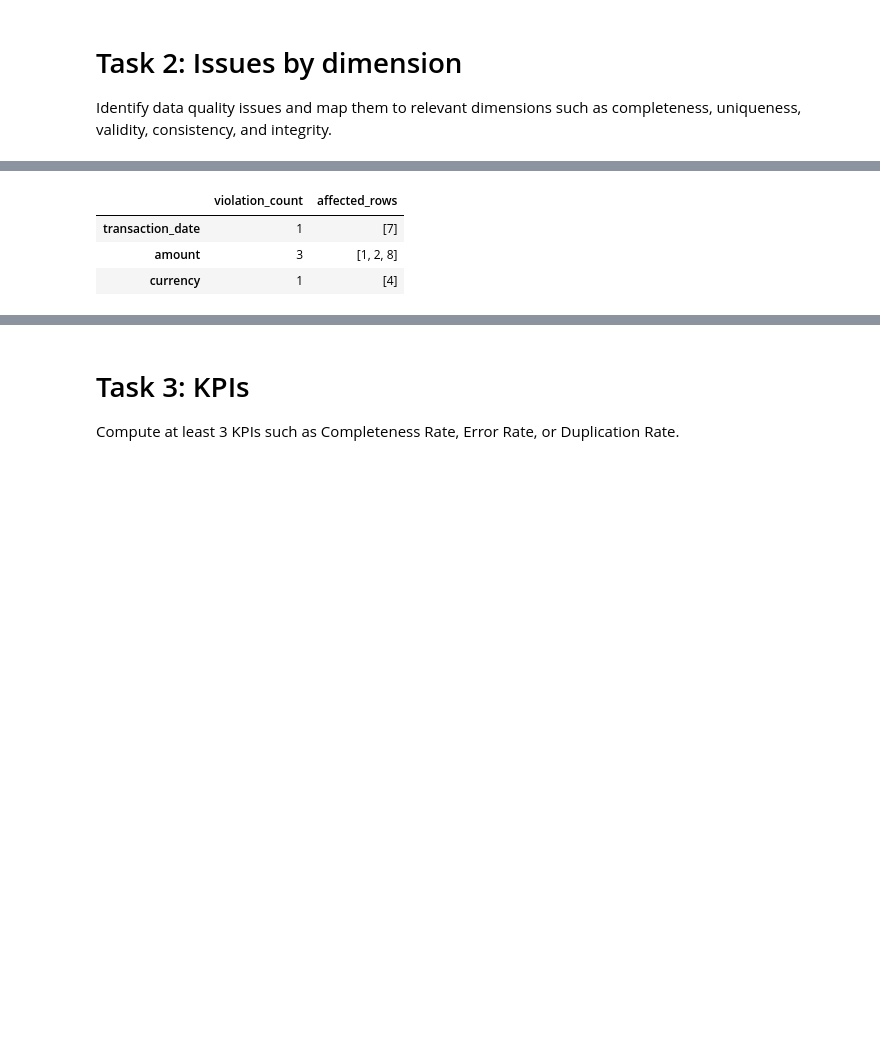
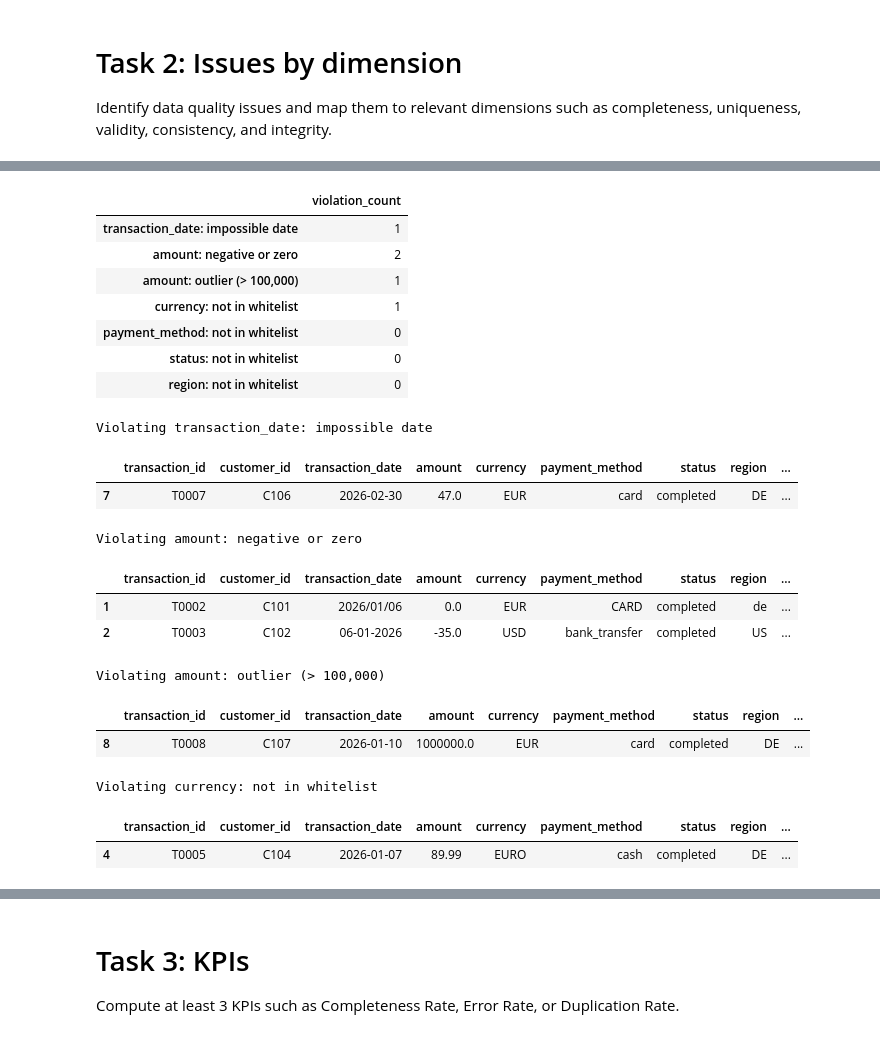
Before and after one commit to DemiahTheFirst/Data-Management-SRH, a Jupyter notebook: week-2/Exercise1/Week2-Exercise–Individual-DataQualityAudit.ipynb, the cells around one changed output, grey strips where cells are left out. Drawn from its saved outputs; the diff is of its cells as text; code cells hidden in the pictures; blank space fills up the shorter version.

```diff
--- a/week-2/Exercise1/Week2-Exercise–Individual-DataQualityAudit.ipynb
+++ b/week-2/Exercise1/Week2-Exercise–Individual-DataQualityAudit.ipynb
@@ -77,31 +90,56 @@ uniqueness
 # %%
 # Each column checked against its own rules where applicable
+valid_currencies = {'EUR', 'USD', 'GBP'}
+valid_payment_methods = {'card', 'bank_transfer', 'cash'}
+valid_statuses = {'completed', 'pending', 'cancelled'}
+valid_regions = {'DE', 'FR', 'US', 'NL', 'GB'}
 
-valid_currencies = {'EUR', 'USD', 'GBP'}
-
-# For transaction_date validity: format must be YYYY-MM-DD AND the date must actually exist
 parsed_dates = pd.to_datetime(df['transaction_date'], errors='coerce', format='%Y-%m-%d')
 correct_format = df['transaction_date'].str.match(r'^\d{4}-\d{2}-\d{2}$', na=False)
-impossible_date = correct_format & parsed_dates.isna()
-
 amount_numeric = pd.to_numeric(df['amount'], errors='coerce')
 
-validity_masks = {
-    'transaction_date': impossible_date,
-    'amount': (amount_numeric < 0) | (amount_numeric == 0) | (amount_numeric > 100_000),
-    'currency': ~df['currency'].str.upper().isin(valid_currencies),
+validation_rules = {
+    'transaction_date: impossible date': correct_format & parsed_dates.isna(),
+    'amount: negative or zero': amount_numeric <= 0,
+    'amount: outlier (> 100,000)': amount_numeric > 100_000,
+    'currency: not in whitelist': ~df['currency'].str.upper().isin(valid_currencies),
+    'payment_method: not in whitelist': df['payment_method'].notna() & ~df['payment_method'].str.lower().isin(
+        valid_payment_methods),
+    'status: not in whitelist': df['status'].notna() & ~df['status'].str.lower().isin(valid_statuses),
+    'region: not in whitelist': df['region'].notna() & ~df['region'].str.upper().isin(valid_regions),
 }
 
-validity = pd.DataFrame({
-    'violation_count': {col: int(mask.sum()) for col, mask in validity_masks.items()},
-    'affected_rows': {col: df.index[mask].tolist() for col, mask in validity_masks.items()}
+validity_summary = pd.DataFrame({
+    'violation_count': {rule: int(mask.sum()) for rule, mask in validation_rules.items()}
 })
-validity
+display(validity_summary)
+
+for rule, mask in validation_rules.items():
+    if mask.any():
+        print(f"\nViolating {rule}")
+        display(df[mask])
 # %% [output]
-|  | violation_count | affected_rows |
-| transaction_date | 1 | [7] |
-| amount | 3 | [1, 2, 8] |
-| currency | 1 | [4] |
+|  | violation_count |
+| transaction_date: impossible date | 1 |
+| amount: negative or zero | 2 |
+| amount: outlier (> 100,000) | 1 |
+| currency: not in whitelist | 1 |
+| payment_method: not in whitelist | 0 |
+| status: not in whitelist | 0 |
+| region: not in whitelist | 0 |
+Violating transaction_date: impossible date
+|  | transaction_id | customer_id | transaction_date | amount | currency | payment_method | status | region | ... |
+| 7 | T0007 | C106 | 2026-02-30 | 47.0 | EUR | card | completed | DE | ... |
+Violating amount: negative or zero
+|  | transaction_id | customer_id | transaction_date | amount | currency | payment_method | status | region | ... |
+| 1 | T0002 | C101 | 2026/01/06 | 0.0 | EUR | CARD | completed | de | ... |
+| 2 | T0003 | C102 | 06-01-2026 | -35.0 | USD | bank_transfer | completed | US | ... |
+Violating amount: outlier (> 100,000)
+|  | transaction_id | customer_id | transaction_date | amount | currency | payment_method | status | region | ... |
+| 8 | T0008 | C107 | 2026-01-10 | 1000000.0 | EUR | card | completed | DE | ... |
+Violating currency: not in whitelist
+|  | transaction_id | customer_id | transaction_date | amount | currency | payment_method | status | region | ... |
+| 4 | T0005 | C104 | 2026-01-07 | 89.99 | EURO | cash | completed | DE | ... |
 # %%
 # Check for formatting inconsistencies (valid value, wrong form)
 std_date_format = df['transaction_date'].str.match(r'^\d{4}-\d{2}-\d{2}$', na=False)
```
Also changed, not shown: parts of 17 cells of this notebook.
